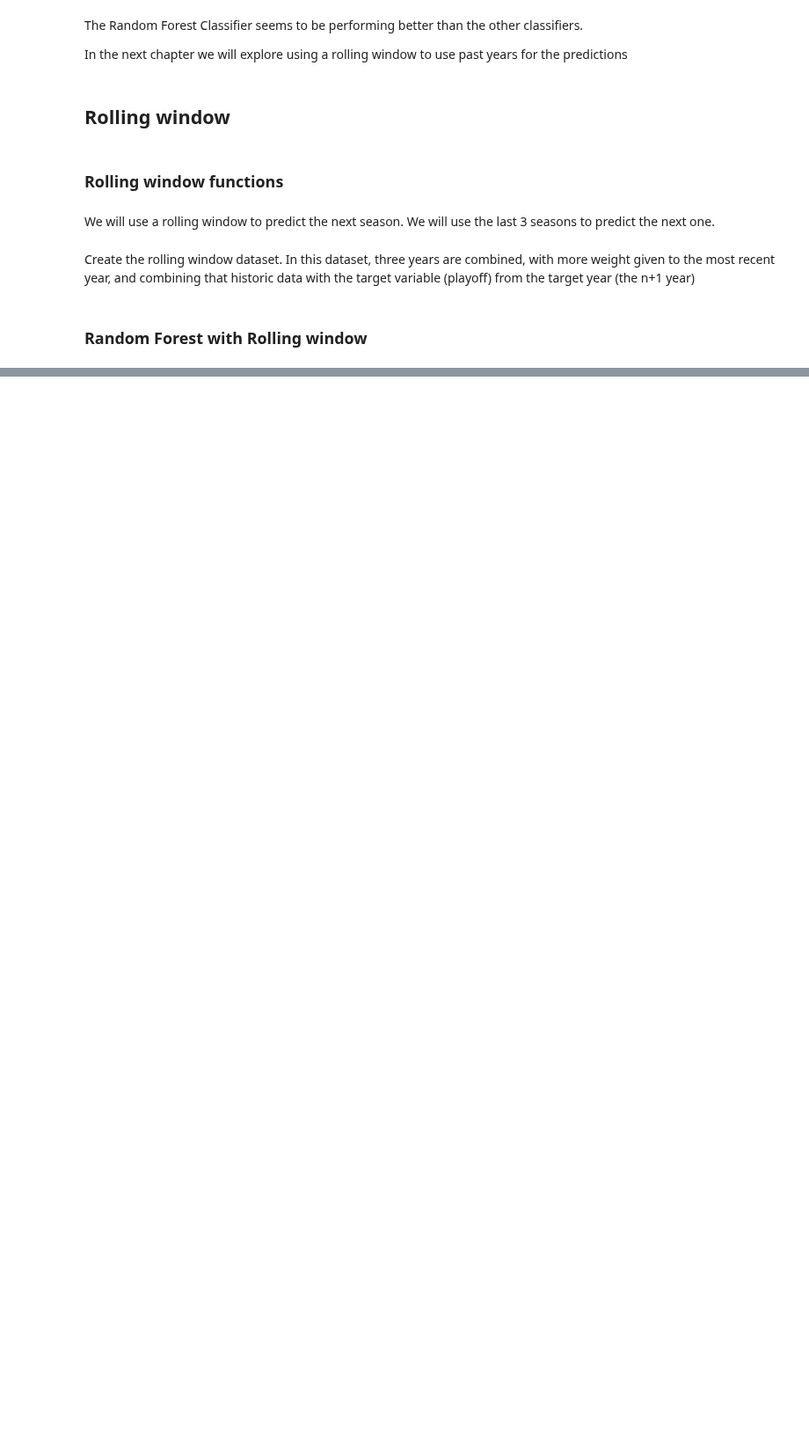
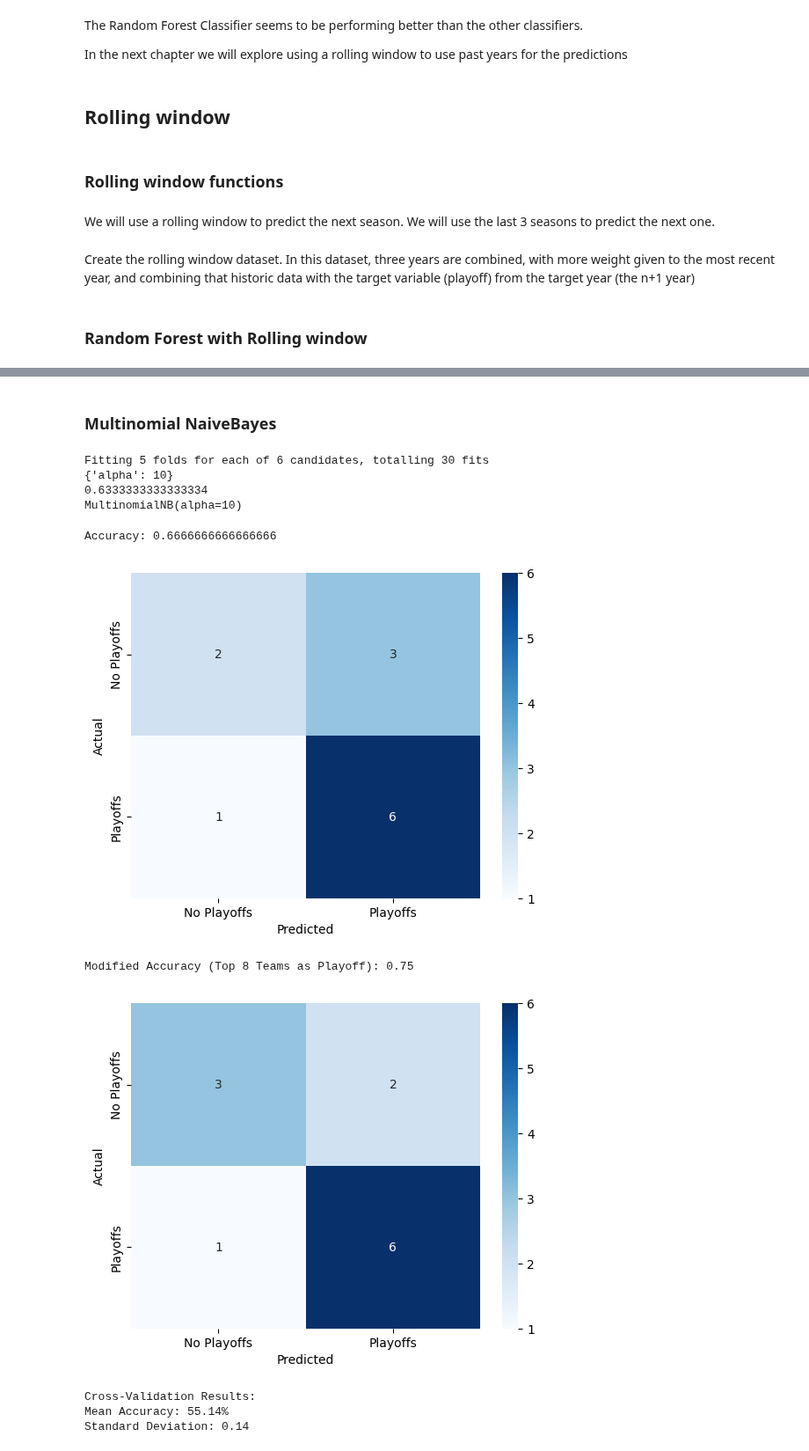
Before and after one commit to jogp10/WnbaPlayoffsPredicting, a Jupyter notebook: notebooks/modelling.ipynb, the cells around one changed output, grey strips where cells are left out. Shown at 88% size. Cells and saved outputs as stored; diff of their text form; code cells hidden in the pictures; blank space fills up the shorter version.

```diff
--- a/notebooks/modelling.ipynb
+++ b/notebooks/modelling.ipynb
@@ -287,0 +443,31 @@ force_qualify_8_teams(y_pred, y_test)
+# %% [markdown]
+### Multinomial NaiveBayes
+# %%
+#use grid search to find the best parameters
+parameters = {'alpha': [0.1, 0.5, 1, 2, 5, 10]}
+clf = MultinomialNB()
+grid_search = GridSearchCV(clf, parameters, cv=5, scoring='accuracy', verbose=3, n_jobs=-1)
+grid_search.fit(X_train, y_train)
+print(grid_search.best_params_)
+print(grid_search.best_score_)
+print(grid_search.best_estimator_)
+clf = grid_search.best_estimator_
+# %% [output]
+Fitting 5 folds for each of 6 candidates, totalling 30 fits
+{'alpha': 10}
+0.6333333333333334
+MultinomialNB(alpha=10)
+# %%
+#use the best parameters to train the model
+y_pred = print_results(clf, X_train, X_test, y_train, y_test)
+force_qualify_8_teams(y_pred, y_test)
+scores = cross_validation(clf, X, y)
+cross_val_scores.append(scores)
+# %% [output]
+Accuracy: 0.6666666666666666
+[figure, added]
+Modified Accuracy (Top 8 Teams as Playoff): 0.75
+[figure, added]
+Cross-Validation Results:
+Mean Accuracy: 55.14%
+Standard Deviation: 0.14
```
Also changed, not shown: parts of 22 cells of this notebook.
